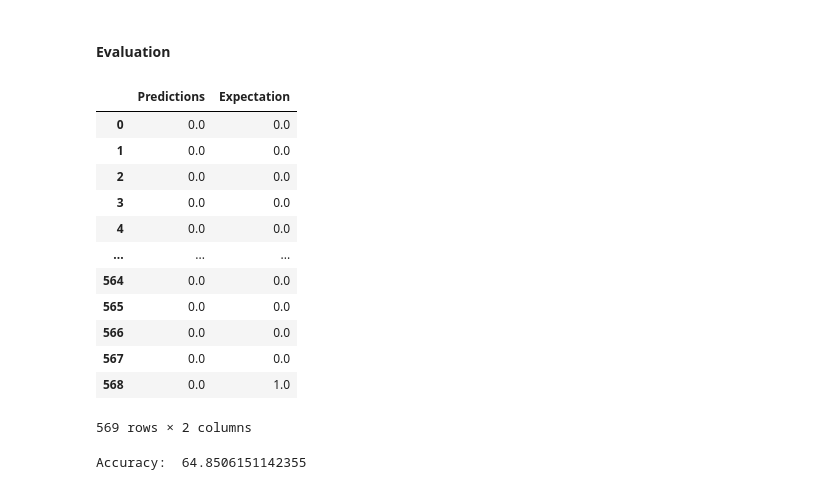
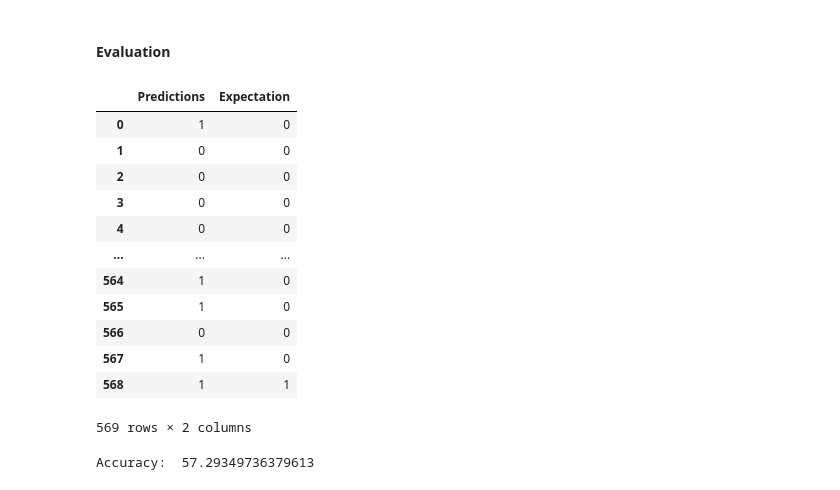
Before and after one commit to szelesaron/breast-cancer-classifier, a Jupyter notebook: cancer_clf_perceptron.ipynb, the cells around one changed output. Saved outputs shown, nothing was run; the diff lists cells and outputs as text; code cells hidden in the pictures.

```diff
--- a/cancer_clf_perceptron.ipynb
+++ b/cancer_clf_perceptron.ipynb
@@ -187,3 +180,3 @@ def weighted_sum(row, weights, bias):
 # %%
-def activation_function(y_hat, threshold):
-    return 1.0 if y_hat > threshold else 0.0
+def activation_function(x):
+    return 1.0 if x > 0.5 else 0.0
@@ -200,11 +189,13 @@ def update_weights(weights, row, expectation, bias=1.0, learning_rate=0.01):
 # %%
 predictions = np.zeros(len(X))  # Create an array containing all predictions.
 
-for i in range(n_epochs):
-    for row in range(len(X)):
-        predictions[row] = update_weights(weights, X[row], y[row], bias, learning_rate)
+for epoch in range(n_epochs):
+    for row_index, row in enumerate(X):
+        predictions[row_index] = activation_function(np.dot(row, weights.T) + bias)
+        error = y[row_index] - predictions[row_index]
 
-    print("\nEpoch ", i)
-    print("Weights: ", weights)
-    print(bias)
+        weights += learning_rate * error * row
+        bias += learning_rate * error
+
+    print("\nEpoch ", epoch)
 # %% [output]
@@ -230,23 +205,24 @@ Weights:  [ 0.08500585 -0.25226939 -0.01197159 -0.18937185 -0.09403606 -0.032978
 # %%
 res = pd.DataFrame()
 res['Predictions'] = predictions
-res['Expectation'] = y * 1.0
+res['Predictions'] = res['Predictions'].apply(lambda x: 0 if x < 0.5 else 1)
+res['Expectation'] = y
 res
 # %% [output]
 |  | Predictions | Expectation |
-| 0 | 0.0 | 0.0 |
-| 1 | 0.0 | 0.0 |
-| 2 | 0.0 | 0.0 |
-| 3 | 0.0 | 0.0 |
-| 4 | 0.0 | 0.0 |
+| 0 | 1 | 0 |
+| 1 | 0 | 0 |
+| 2 | 0 | 0 |
+| 3 | 0 | 0 |
+| 4 | 0 | 0 |
 | ... | ... | ... |
-| 564 | 0.0 | 0.0 |
-| 565 | 0.0 | 0.0 |
-| 566 | 0.0 | 0.0 |
-| 567 | 0.0 | 0.0 |
-| 568 | 0.0 | 1.0 |
+| 564 | 1 | 0 |
+| 565 | 1 | 0 |
+| 566 | 0 | 0 |
+| 567 | 1 | 0 |
+| 568 | 1 | 1 |
 569 rows × 2 columns
 # %%
 print("Accuracy: ", res.loc[res['Predictions']==res['Expectation']].shape[0] / res.shape[0] * 100)
 # %% [output]
-Accuracy:  64.8506151142355
+Accuracy:  57.29349736379613
```
Also changed, not shown: parts of 6 cells of this notebook.
